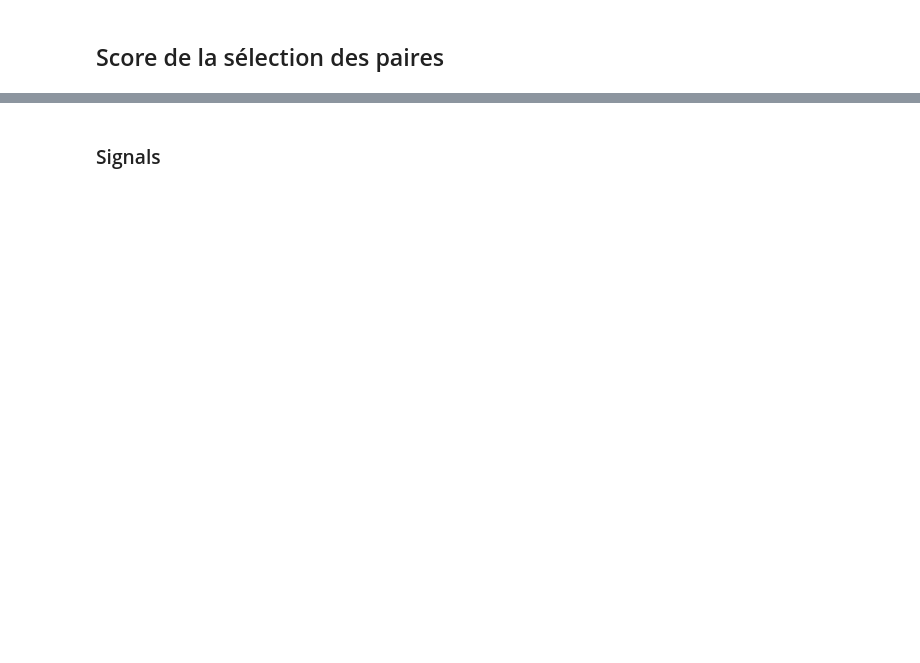
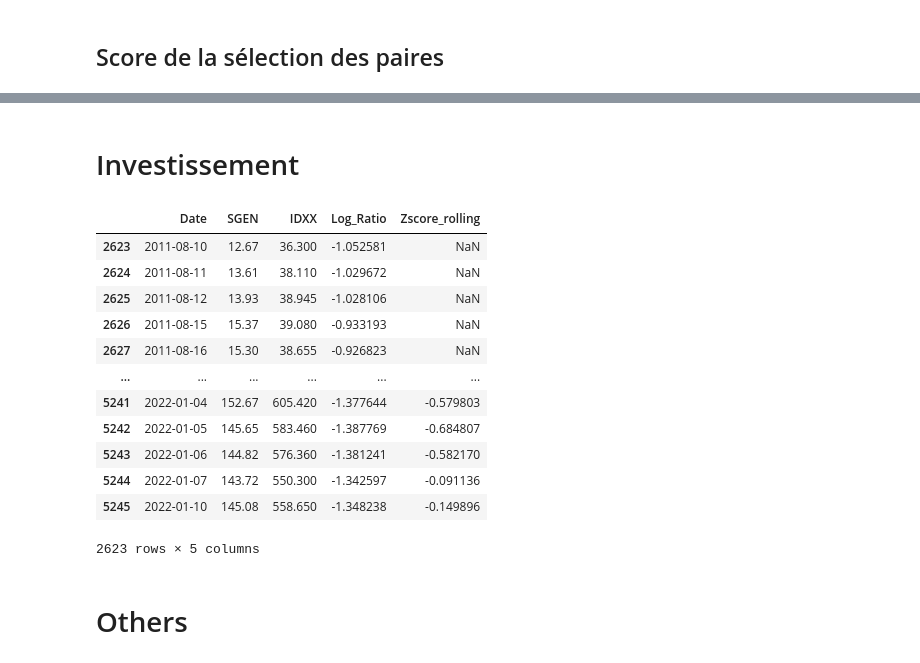
Before and after one commit to ArthurVinot/PI2, a Jupyter notebook: Code_Presentation.ipynb, the cells around one changed output, grey strips where cells are left out. Cells and saved outputs as stored; diff of their text form; code cells hidden in the pictures; blank space fills up the shorter version.

Commit message:
Update v2 12/01
Ajout Calcul Moyennes Mobiles

```diff
--- a/Code_Presentation.ipynb
+++ b/Code_Presentation.ipynb
@@ -497,7 +477,7 @@ def add_ratios(df):
 # %% [markdown]
 #### Fonction qui enlève les paires peu cointégrées
 # %%
-def drop_faible_coint(train, test, threshold):    # Retourne une liste par secteur de paires suffisament cointégrés
+def drop_faible_coint(train, threshold):    # Retourne une liste par secteur de paires suffisament cointégrés
     train_copy = []
     for i in range(len(train)):
         train_copy.append([x for x in train[i] if x['Cointégration'][0] < threshold])
@@ -582,2 +612,2 @@ plt.show()
 # %% [markdown]
-### Signals
+# Investissement
@@ -601 +614,14 @@ def linear_regression(df): #prends en entrée un dataframe représentant une pai
+# %%
+def calcul_moyenne_mobile(liste_df):
+    window = 50
+
+    for i in range(len(liste_df)):
+        for j in range(len(liste_df[i])):
+            # Calcul de la moyenne mobile
+            rolling_window = liste_df[i][j]['Log_Ratio'].rolling(window=window, center=False)
+            rolling_window_mean = rolling_window.mean()
+            rolling_window_std  = rolling_window.std()
+
+            Z_score_rolling = (liste_df[i][j]['Log_Ratio'] - rolling_window_mean)/ rolling_window_std
+            liste_df[i][j]['Zscore_rolling'] = Z_score_rolling
 # %%
@@ -603,2 +629,22 @@ def zscore(df): #we standardized
     df["Zscore"]=(df["Log_Ratio"] - df["Log_Ratio"].mean()) / np.std(df["Log_Ratio"])
     return df
+# %%
+test = [[log_ratio_df(df) for df in groupe] for groupe in test]
+calcul_moyenne_mobile(test)
+test[0][0]
+# %% [output]
+|  | Date | SGEN | IDXX | Log_Ratio | Zscore_rolling |
+| 2623 | 2011-08-10 | 12.67 | 36.300 | -1.052581 | NaN |
+| 2624 | 2011-08-11 | 13.61 | 38.110 | -1.029672 | NaN |
+| 2625 | 2011-08-12 | 13.93 | 38.945 | -1.028106 | NaN |
+| 2626 | 2011-08-15 | 15.37 | 39.080 | -0.933193 | NaN |
+| 2627 | 2011-08-16 | 15.30 | 38.655 | -0.926823 | NaN |
+| ... | ... | ... | ... | ... | ... |
+| 5241 | 2022-01-04 | 152.67 | 605.420 | -1.377644 | -0.579803 |
+| 5242 | 2022-01-05 | 145.65 | 583.460 | -1.387769 | -0.684807 |
+| 5243 | 2022-01-06 | 144.82 | 576.360 | -1.381241 | -0.582170 |
+| 5244 | 2022-01-07 | 143.72 | 550.300 | -1.342597 | -0.091136 |
+| 5245 | 2022-01-10 | 145.08 | 558.650 | -1.348238 | -0.149896 |
+2623 rows × 5 columns
+# %% [markdown]
+# Others
```
Also changed, not shown: parts of 19 cells of this notebook.
